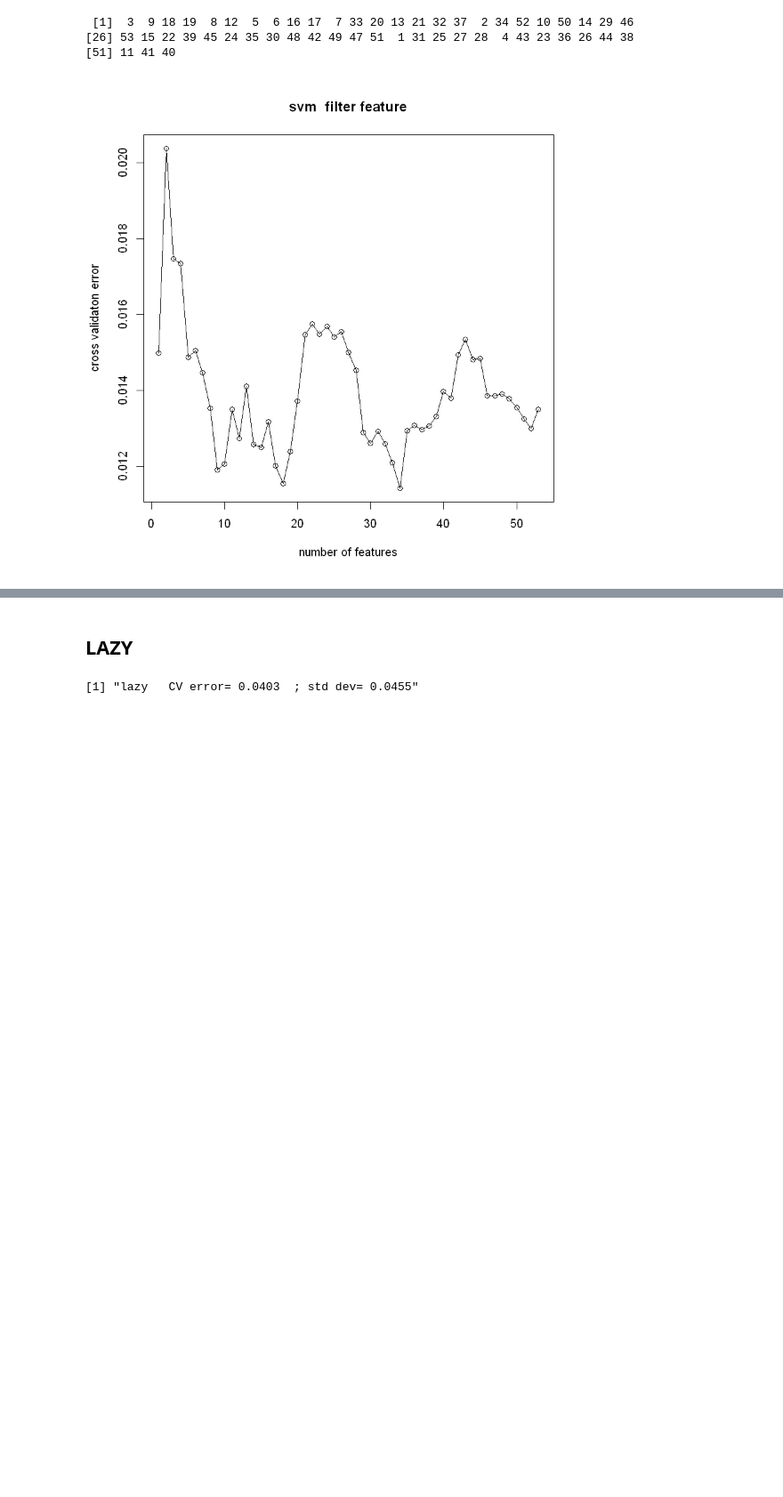
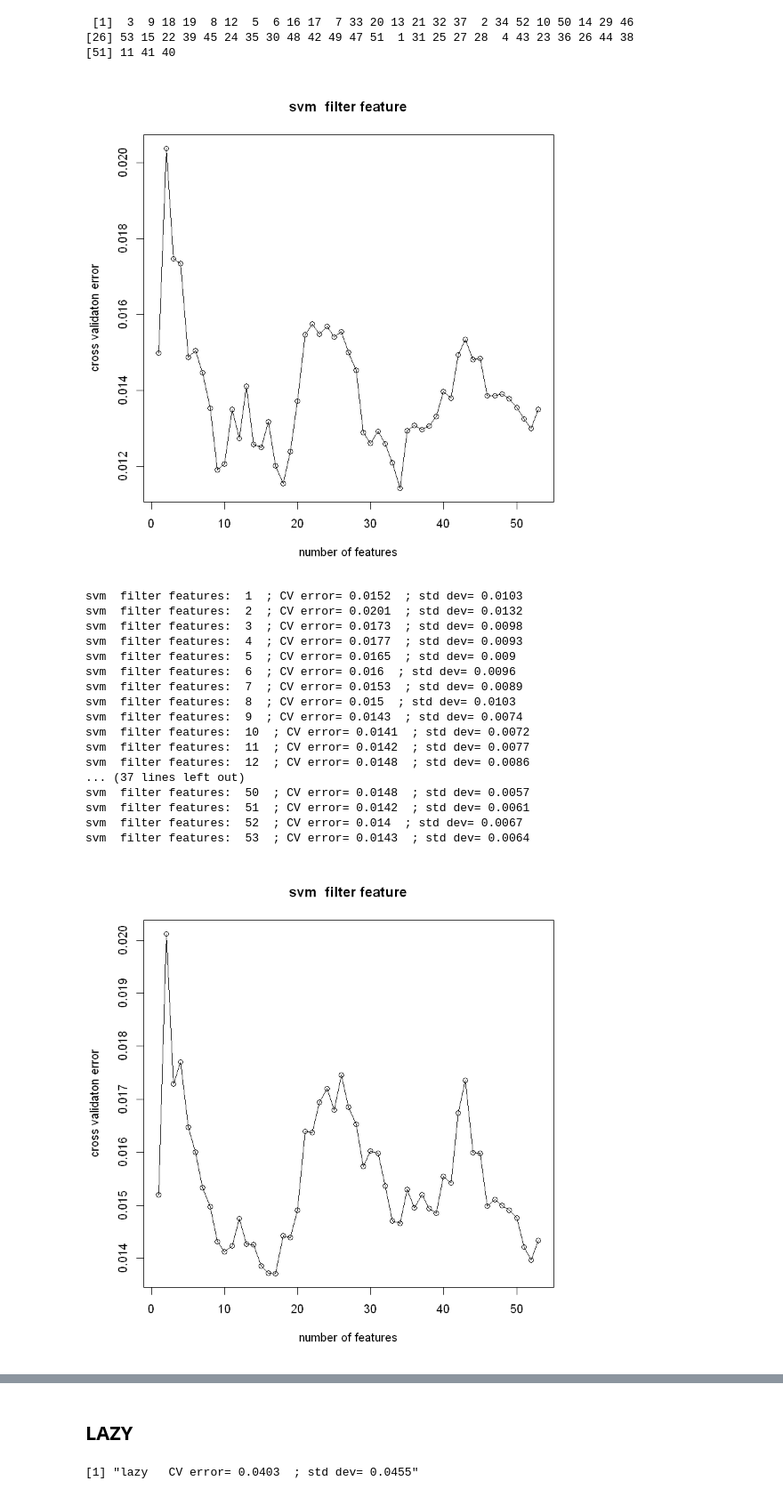
Before and after one commit to ciortanmadalina/BioinfoSem2, a Jupyter notebook: ml/homework.ipynb, the cells around one changed output, grey strips where cells are left out. Shown at 89% size. Drawn from its saved outputs; the diff is of its cells as text; code cells hidden in the pictures; blank space fills up the shorter version.

```diff
--- a/ml/homework.ipynb
+++ b/ml/homework.ipynb
@@ -600,9 +600,9 @@ pca <- function(modelName, X, Y) {
         Y.hat.ts <- predict(model,X.ts[,1:nb_features,drop=F])
       }
       if(modelName == 'svm'){
-         model<- svm(SalePrice~.,DS, scale = T, center=T, kernel = 'radial',
-                     shrinking = T, cross = 10, cost = 4, epislon = 0.2)
-        #model<- svm(SalePrice~.,DS)
+        # model<- svm(SalePrice~.,DS, scale = T, center=T, kernel = 'radial',
+         #            shrinking = T, cross = 10, cost = 4, epislon = 0.2)
+        model<- svm(SalePrice~.,DS)
         Y.hat.ts <- predict(model,X.ts[,1:nb_features,drop=F])
       }
       if(modelName == 'nnet'){
@@ -672,9 +672,9 @@ forwardSelection <- function(modelName, X, Y) {
           Y.hat.ts <- predict(model,X.ts)
         }
         if(modelName == 'svm'){
-          model<- svm(SalePrice~.,DS, scale = T, center=T, kernel = 'radial',
-                       shrinking = T, cross = 10, cost = 4, epislon = 0.2)
-          #model<- svm(SalePrice~.,DS)
+          #model<- svm(SalePrice~.,DS, scale = T, center=T, kernel = 'radial',
+          #             shrinking = T, cross = 10, cost = 4, epislon = 0.2)
+          model<- svm(SalePrice~.,DS)
           Y.hat.ts <- predict(model,X.ts)
         }
         if(modelName == 'nnet'){
@@ -898,9 +898,9 @@ ensembleSimpleAverage <- function(models, modelFeatures, X, Y){
           Y.hat.ts.R[,index] <- predict(model,X.ts)
         }
         if(modelName == 'svm'){
-           model<- svm(SalePrice~.,DS, scale = T, center=T, kernel = 'radial',
-                       shrinking = T, cross = 10, cost = 4, epislon = 0.2)
-          #model<- svm(SalePrice~.,DS)
+           #model<- svm(SalePrice~.,DS, scale = T, center=T, kernel = 'radial',
+            #           shrinking = T, cross = 10, cost = 4, epislon = 0.2)
+          model<- svm(SalePrice~.,DS)
           Y.hat.ts.R[,index] <- predict(model,X.ts)
         }
         if(modelName == 'nnet'){
@@ -1068,11 +1068,10 @@ runEnsemble('rpart', X, Y)#0.0183
 # %% [output]
 [1] "Ensemble  rpart   CV error= 0.0183  ; std dev= 0.0098"
 # %%
+X<- data[1:nrow(input),]
 #the winner is mrmr
 rpartIndexes <- mrmr('rpart', X, Y)
 rpartIndexes <- rpartIndexes[1:5]
-
-runEnsemble('rpart', X[,rpartIndexes], Y) #0.0158
 # %% [output]
 rpart Features:  1  ; CV error= 0.0127  ; std dev= 0.0098
 rpart Features:  2  ; CV error= 0.0145  ; std dev= 0.0108
@@ -1136,2 +1133,24 @@ svmIndexes <- forwardSelection('svm', X, Y)
+# %%
+X<- data[1:nrow(input),]
+svmIndexes <- outputCorrelation('svm', X, Y)
+# %% [output]
+svm  filter features:  1  ; CV error= 0.0152  ; std dev= 0.0103
+svm  filter features:  2  ; CV error= 0.0201  ; std dev= 0.0132
+svm  filter features:  3  ; CV error= 0.0173  ; std dev= 0.0098
+svm  filter features:  4  ; CV error= 0.0177  ; std dev= 0.0093
+svm  filter features:  5  ; CV error= 0.0165  ; std dev= 0.009
+svm  filter features:  6  ; CV error= 0.016  ; std dev= 0.0096
+svm  filter features:  7  ; CV error= 0.0153  ; std dev= 0.0089
+svm  filter features:  8  ; CV error= 0.015  ; std dev= 0.0103
+svm  filter features:  9  ; CV error= 0.0143  ; std dev= 0.0074
+svm  filter features:  10  ; CV error= 0.0141  ; std dev= 0.0072
+svm  filter features:  11  ; CV error= 0.0142  ; std dev= 0.0077
+svm  filter features:  12  ; CV error= 0.0148  ; std dev= 0.0086
+... (37 lines left out)
+svm  filter features:  50  ; CV error= 0.0148  ; std dev= 0.0057
+svm  filter features:  51  ; CV error= 0.0142  ; std dev= 0.0061
+svm  filter features:  52  ; CV error= 0.014  ; std dev= 0.0067
+svm  filter features:  53  ; CV error= 0.0143  ; std dev= 0.0064
+[figure, added]
 # %%
 #the best rmse is given by forward selection
```
Also changed, not shown: parts of 27 cells of this notebook.
